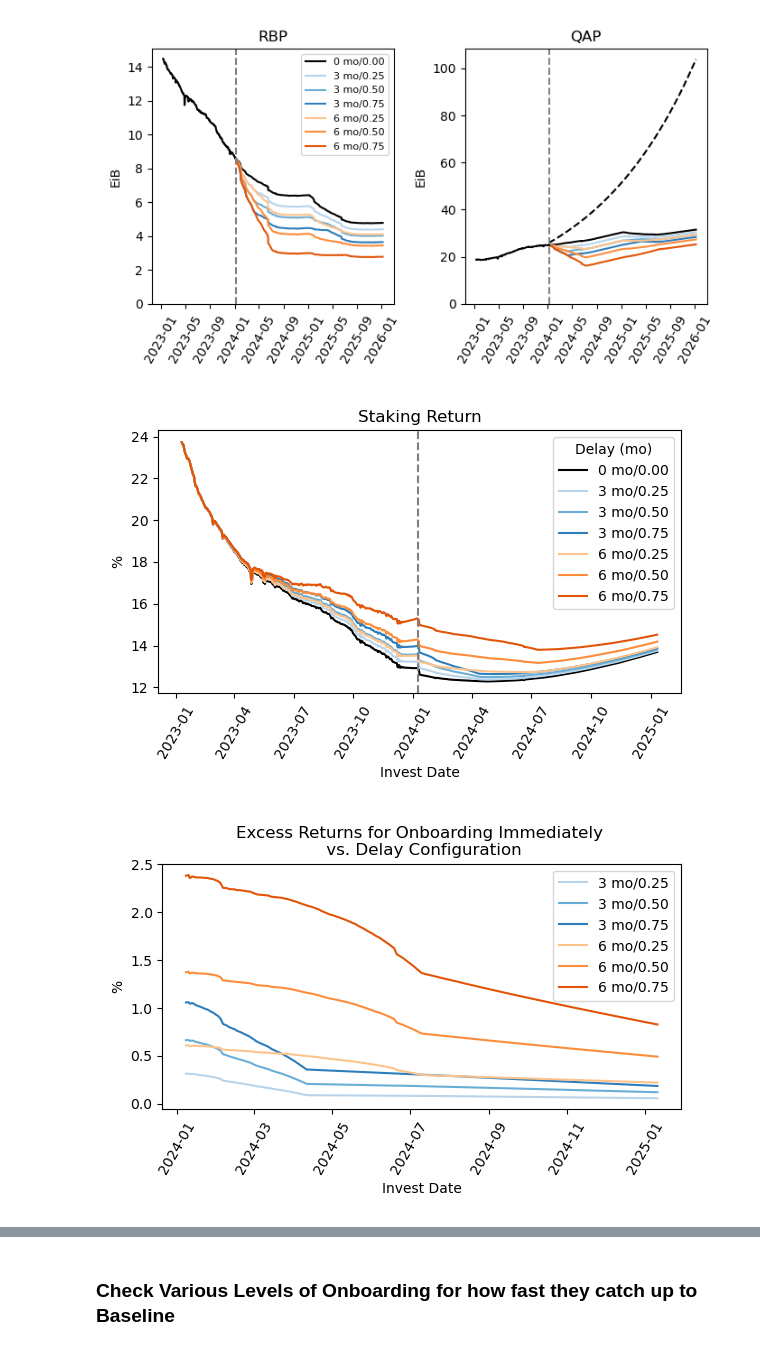
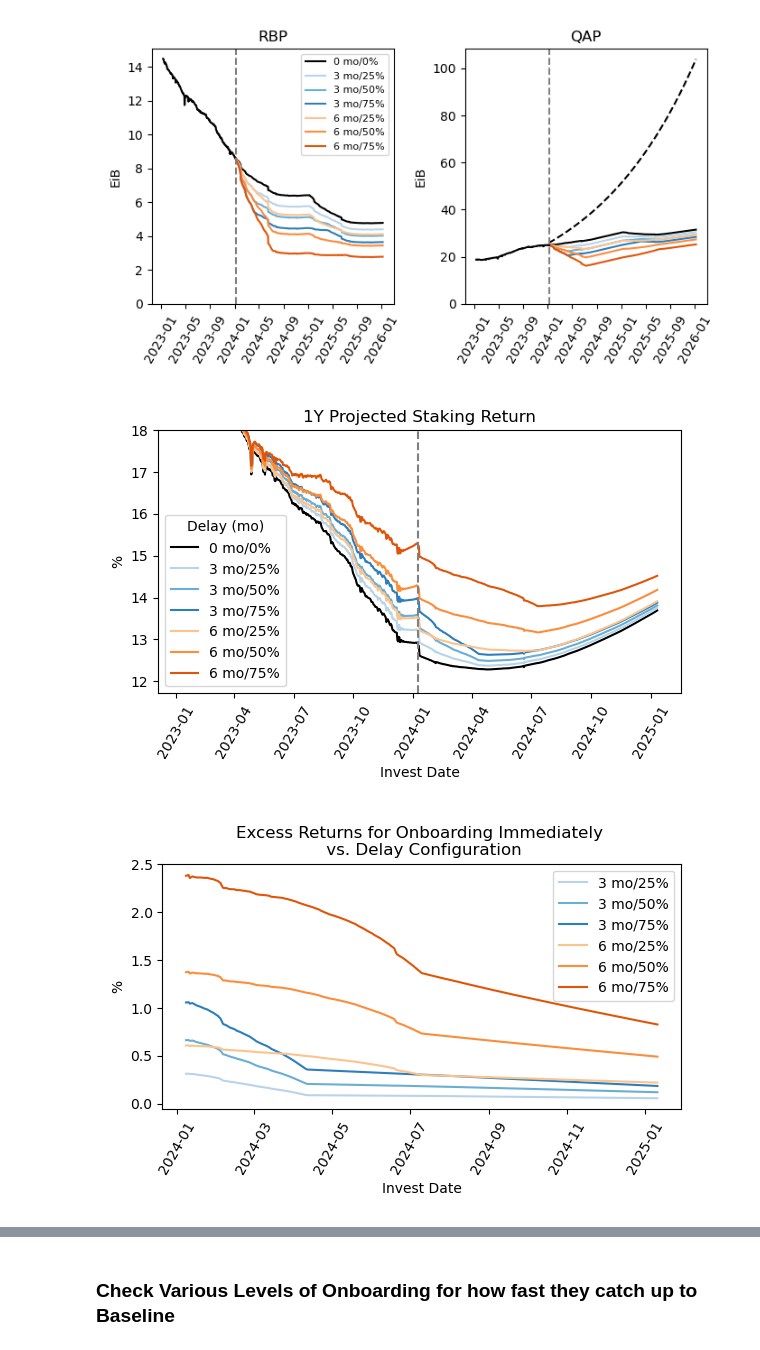
Before and after one commit to CELtd/cel, a Jupyter notebook: notebooks/baseline_crossing/01_2024_filecoin_forecasts.ipynb, the cells around one changed output, grey strips where cells are left out. Drawn from its saved outputs; the diff is of its cells as text; code cells hidden in the pictures.

```diff
--- a/notebooks/baseline_crossing/01_2024_filecoin_forecasts.ipynb
+++ b/notebooks/baseline_crossing/01_2024_filecoin_forecasts.ipynb
@@ -260,8 +260,13 @@ end_date = current_date + timedelta(forecast_length)
 macro_t = du.get_t(start_date, end_date=end_date)
 # %%
 #reconstruct historical power onboarding/pledge/fofr metrics
+# TODO: move this into a library function
 hist_df = pystarboard.data.get_historical_network_stats(start_date-timedelta(days=360), current_date, end_date)
 hist_expire_df = pystarboard.data.query_sector_expirations(start_date-timedelta(days=360), current_date)
+hist_econ_df = pystarboard.data.query_sector_economics(
+    start_date-timedelta(days=360),
+    current_date,
+)
 # %%
 hist_df['date'] = pd.to_datetime(hist_df['date'])
 hist_df.sort_values('date', inplace=True)
@@ -270,9 +275,11 @@ hist_expire_df.sort_values('date', inplace=True)
 hist_df_merged = pd.merge_asof(hist_df, hist_expire_df, on='date')
 
 # TODO: discuss how to compute this properly from historical data directly ... unsure at the moment
-pledge_historical = pd.read_csv('Commit_Pledge_per_32GiB_QAP.csv')
-pledge_historical['date'] = pd.to_datetime(pledge_historical['date'])
-pledge_historical = pledge_historical[pledge_historical['date'] < pd.to_datetime(current_date)]
+# pledge_historical = pd.read_csv('Commit_Pledge_per_32GiB_QAP.csv')
+# pledge_historical['date'] = pd.to_datetime(pledge_historical['date'])
+# pledge_historical = pledge_historical[pledge_historical['date'] < pd.to_datetime(current_date)]
+pledge_historical = hist_econ_df[['date', 'sector_initial_pledge_32gib']]
+pledge_historical.rename(columns={'sector_initial_pledge_32gib': 'pledge'}, inplace=True)
 
 hist_df_merged = pd.merge_asof(hist_df_merged, pledge_historical, on='date')
 # %% [markdown]
@@ -786,11 +793,11 @@ for config in config2inputs.keys():
     else:
         linestyle = None
 
-    axx.plot(tt, config2inputs[config]['rbp'], label='%d mo/%0.02f%%' % (delay//30, pct_population_delay*100), color=color, linestyle=linestyle)
+    axx.plot(tt, config2inputs[config]['rbp'], label='%d mo/%d%%' % (delay//30, pct_population_delay*100), color=color, linestyle=linestyle)
     axx.set_title('RB Power Onboarding')
     axx.set_ylabel('PiB/day')
     axx = ax[1]
-    axx.plot(tt, config2inputs[config]['rr'], label='%d mo/%0.02f%%' % (delay//30, pct_population_delay*100), color=color, linestyle=linestyle)
+    axx.plot(tt, config2inputs[config]['rr'], label='%d mo/%d%%' % (delay//30, pct_population_delay*100), color=color, linestyle=linestyle)
     axx.set_title('Renewal Rate')
     axx.set_ylabel('%')
 
@@ -838,7 +845,7 @@ for sim_config, sim_results in simconfig2results_delay.items():
     else:
         color = colors[delay_vec.index(delay)](cvec_idx[pct_population_delay_vec.index(pct_population_delay)])
 
-    axx.plot(macro_t, sim_results['rb_total_power_eib'], label='%d mo/%0.02f' % (delay//30, pct_population_delay), color=color)
+    axx.plot(macro_t, sim_results['rb_total_power_eib'], label='%d mo/%d%%' % (delay//30, pct_population_delay*100), color=color)
 axx.plot(hist_df_merged['date'], hist_df_merged['total_raw_power_eib'], color='k')
 axx.set_ylabel('EiB')
 axx.set_title('RBP')
@@ -855,7 +862,7 @@ for sim_config, sim_results in simconfig2results_delay.items():
     else:
         color = colors[delay_vec.index(delay)](cvec_idx[pct_population_delay_vec.index(pct_population_delay)])
 
-    axx.plot(macro_t, sim_results['qa_total_power_eib'], label='%d mo/%0.02f' % (delay//30, pct_population_delay), color=color)
+    axx.plot(macro_t, sim_results['qa_total_power_eib'], label='%d mo/%d%%' % (delay//30, pct_population_delay*100), color=color)
 axx.plot(hist_df_merged['date'], hist_df_merged['total_qa_power_eib'], color='k')
 axx.plot(macro_t, sim_results['network_baseline_EIB'], color='k', linestyle='--')
 axx.set_ylabel('EiB')
@@ -873,37 +880,37 @@ plt.tight_layout()
 fig, ax = plt.subplots(nrows=1, ncols=1, figsize=(6,4))
 
 config2stakingreturn = {}
 staking_return_pct = 0.5
 axx = ax
 for sim_config, sim_results in simconfig2results_delay.items():
     delay, pct_population_delay = sim_config
     if delay == 0:
         color = 'k'
     else:
         color = colors[delay_vec.index(delay)](cvec_idx[pct_population_delay_vec.index(pct_population_delay)])
 
     dpqq_full = np.concatenate([hist_df_merged['pledge'].values, sim_results['day_pledge_per_QAP']])
     drps_full = np.concatenate([hist_df_merged['day_rewards_per_sector'].values, sim_results['day_rewards_per_sector']])
     days_1y = 365
     rps_1y = np.convolve(drps_full, np.ones(days_1y), mode='full')[days_1y-1:1-days_1y]
     roi_1y = rps_1y / dpqq_full[:1-days_1y]
     fofr_tvec = pd.date_range(hist_df_merged['date'].iloc[0], periods=len(roi_1y), freq='D')
 
-    axx.plot(fofr_tvec, roi_1y*100*staking_return_pct, label='%d mo/%0.02f' % (delay//30, pct_population_delay), color=color)
+    axx.plot(fofr_tvec, roi_1y*100*staking_return_pct, label='%d mo/%d%%' % (delay//30, pct_population_delay*100), color=color)
     config2stakingreturn[sim_config] = {'t': fofr_tvec, 'staking_return': roi_1y*100*staking_return_pct}
 
 axx.set_ylabel('%')
-axx.set_title('Staking Return')
+axx.set_title('1Y Projected Staking Return')
 for tick in axx.get_xticklabels(): tick.set_rotation(60)
-# axx.set_ylim(bottom=12, top=16)
+axx.set_ylim(top=18)
 axx.axvline(current_date, color='grey', linestyle='--')
 axx.legend(title="Delay (mo)")
 axx.set_xlabel('Invest Date')
 # plt.suptitle('Onboarding Metrics')
 plt.tight_layout()
 plt.savefig(os.path.join(save_dir, 'delayed_onboarding.png'))
 # %% [output]
-[figure, old version]
+[figure, new version]
 # %%
 # plot the excess returns that are afforded to people who invest now vs. delay
 fig, ax = plt.subplots(nrows=1, ncols=1, figsize=(6,4))
@@ -928,7 +935,7 @@ for sim_config, sim_results in config2stakingreturn.items():
     tt = pd.date_range(current_date, periods=len(er), freq='D')
 
     # delay2excessreturns[d] = {'t': tt, 'excess_return': er}
-    ax.plot(tt, er, label='%d mo/%0.02f' % (delay//30, pct_population_delay), color=color)
+    ax.plot(tt, er, label='%d mo/%d%%' % (delay//30, pct_population_delay*100), color=color)
 
 for tick in ax.get_xticklabels(): tick.set_rotation(60)
 ax.legend()
@@ -938,7 +945,7 @@ ax.set_title('Excess Returns for Onboarding Immediately \n vs. Delay Configurati
 plt.tight_layout()
 plt.savefig(os.path.join(save_dir, 'delayed_onboarding_excess_returns.png'))
 # %% [output]
-[figure, old version]
+[figure, new version]
 # %%
 # tap off points from FoFR curves at delay periods and assume risk-free rate
 # then, show total return expected
```
Also changed, not shown: parts of 6 cells of this notebook, 7 other files.
